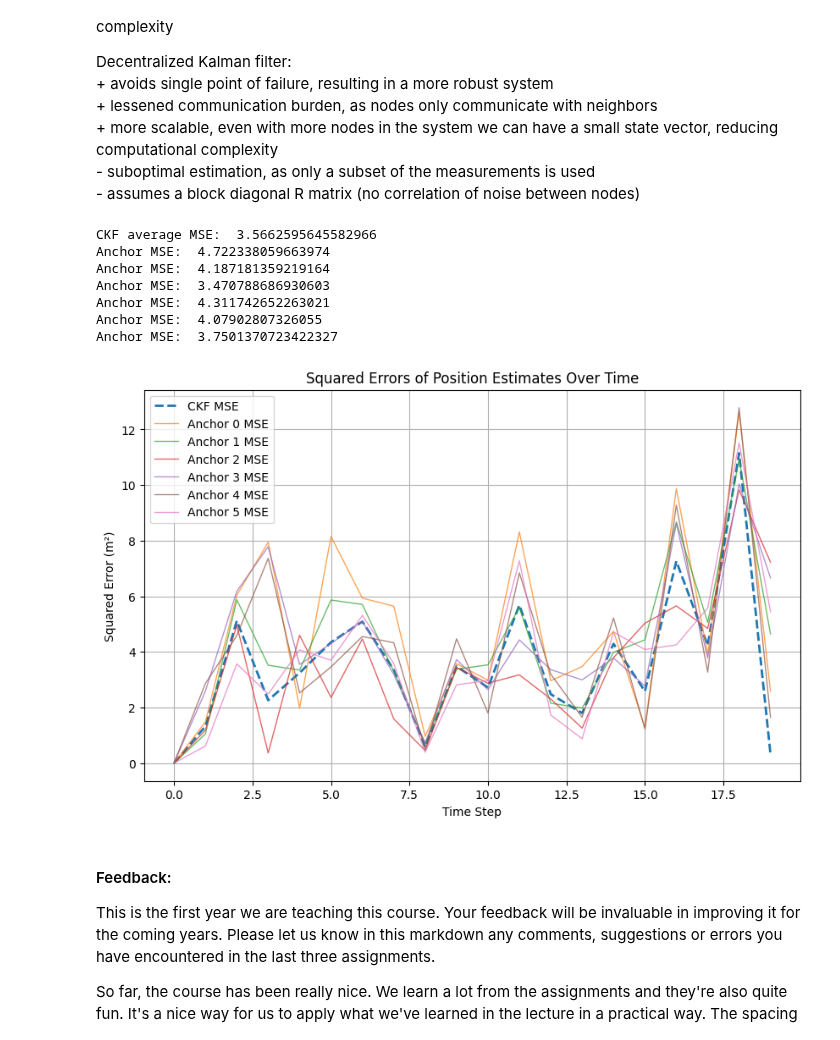
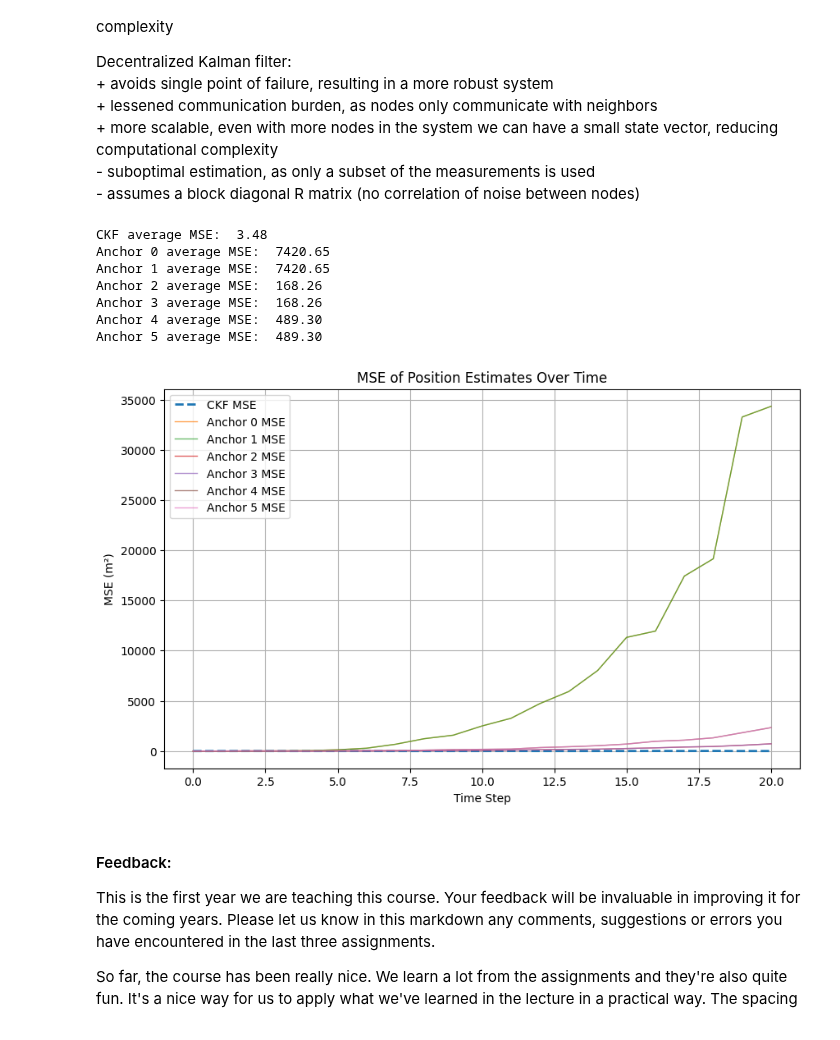
Before and after one commit to josephine-king/EE4760_KingJaspers, a Jupyter notebook: assignment4_students/assignment4_students.ipynb, the cells around one changed output. Cells and saved outputs as stored; diff of their text form; code cells hidden in the pictures.

Commit message:
updating plots

```diff
--- a/assignment4_students/assignment4_students.ipynb
+++ b/assignment4_students/assignment4_students.ipynb
@@ -304,47 +307,46 @@ Decentralized Kalman filter: <br>
 \- assumes a block diagonal R matrix (no correlation of noise between nodes) <br>
 # %%
 # Initialize squared error arrays
-local_squared_errors = np.zeros((N, T))
-centralized_squared_errors = np.zeros(T)
+local_squared_errors = np.zeros((N, T+1))
+centralized_squared_errors = np.zeros(T+1)
 
 # Compute squared errors
-for t in range(T):
+for t in range(T+1):
     centralized_pos = centralized_means[t][0:2]
     true_pos = np.reshape(true_states[0:2,t], (2,-1))
     centralized_squared_errors[t] = ((centralized_pos - true_pos)**2).mean(axis=0)
-
     for anchor in range(N):
         local_pos = local_means[anchor][t][0:2]
         local_squared_errors[anchor, t] = ((local_pos - true_pos)**2).mean(axis=0)  # Squared error
 
 # Plot squared errors
-time_values = np.arange(T)
+time_values = np.arange(T+1)
 plt.figure(figsize=(10, 6))
 plt.plot(time_values, centralized_squared_errors, label="CKF MSE", linestyle="--", linewidth=2)
 for anchor in range(N):
     plt.plot(time_values, local_squared_errors[anchor], label=f"Anchor {anchor} MSE", alpha=0.7)
 
-print("CKF average MSE: ", centralized_squared_errors.mean())
+print("CKF average MSE: ", "{:.2f}".format(round(centralized_squared_errors.mean(), 2)) )
 for anchor in range(N):
-    print("Anchor MSE: ", local_squared_errors[anchor].mean())
+    print(f"Anchor {anchor} average MSE: ", "{:.2f}".format(round(local_squared_errors[anchor].mean(), 2)))
 
 # Add labels
 plt.xlabel("Time Step")
-plt.ylabel("Squared Error (m²)")
-plt.title("Squared Errors of Position Estimates Over Time")
+plt.ylabel("MSE (m²)")
+plt.title("MSE of Position Estimates Over Time")
 plt.legend()
 plt.grid(True)
 
 plt.show()
 # %% [output]
-CKF average MSE:  3.5662595645582966
-Anchor MSE:  4.722338059663974
-Anchor MSE:  4.187181359219164
-Anchor MSE:  3.470788686930603
-Anchor MSE:  4.311742652263021
-Anchor MSE:  4.07902807326055
-Anchor MSE:  3.7501370723422327
+CKF average MSE:  3.48
+Anchor 0 average MSE:  7420.65
+Anchor 1 average MSE:  7420.65
+Anchor 2 average MSE:  168.26
+Anchor 3 average MSE:  168.26
+Anchor 4 average MSE:  489.30
+Anchor 5 average MSE:  489.30
-[figure, old version]
+[figure, new version]
 # %% [markdown]
 #### Feedback:
 This is the first year we are teaching this course. Your feedback will be invaluable in improving it for the coming years. Please let us know in this markdown any comments, suggestions or errors you have encountered in the last three assignments.
```
Also changed, not shown: parts of 1 cell of this notebook.
